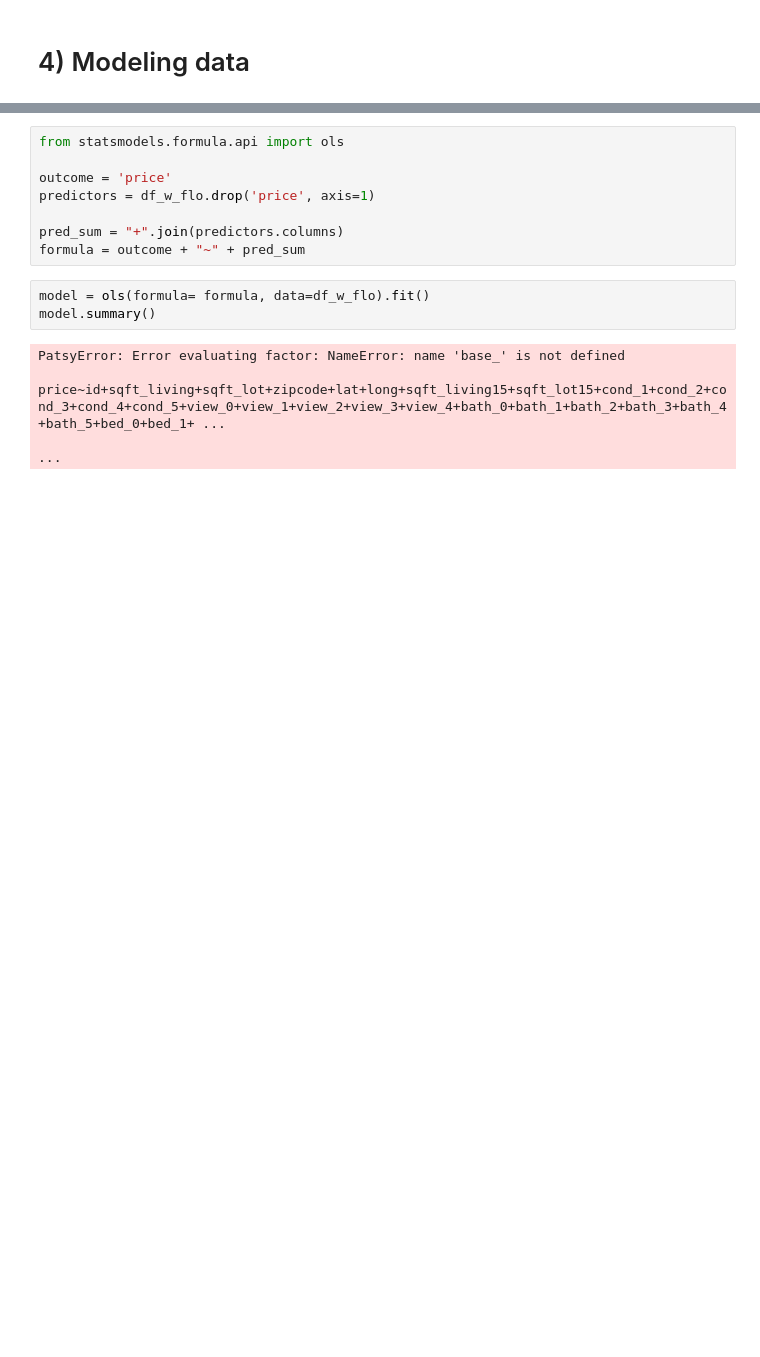
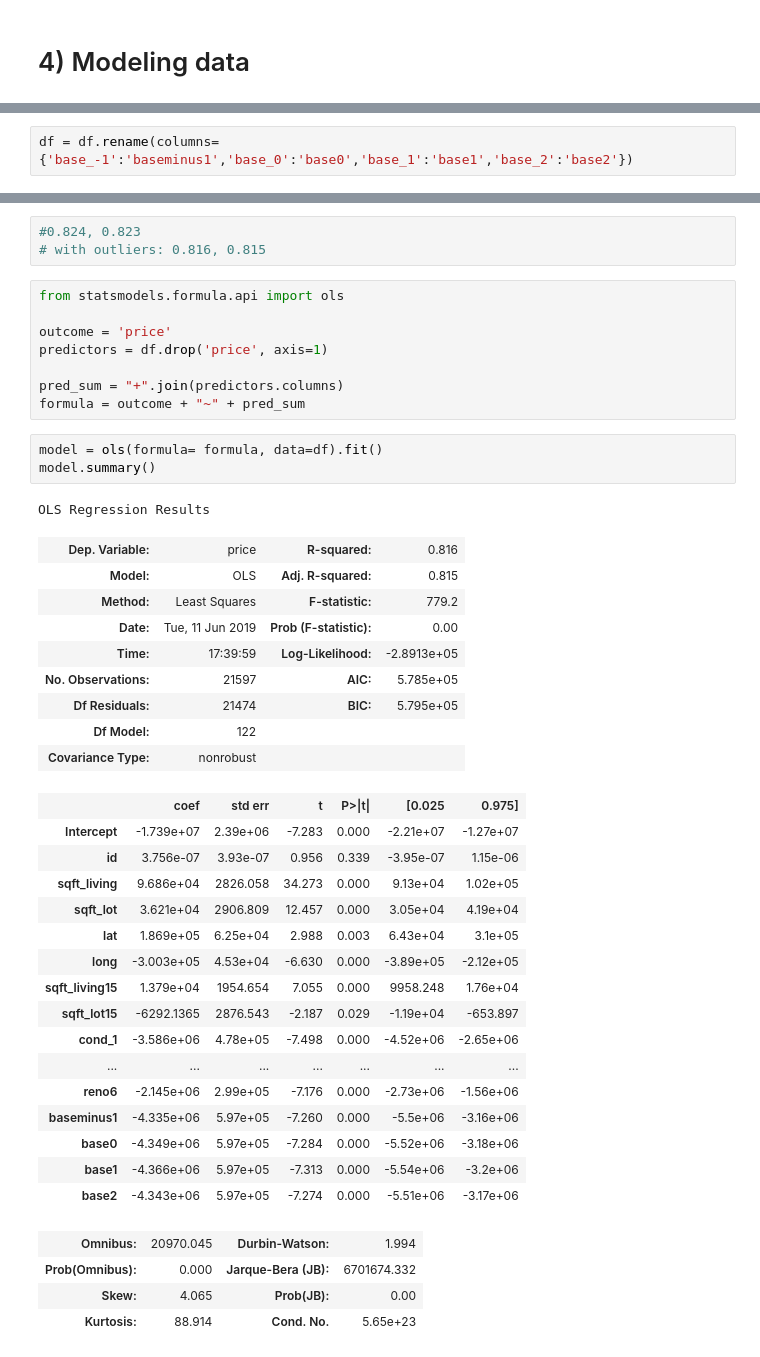
Before and after one commit to nikolholicka/curriculum, a Jupyter notebook: mod1/project/dsc-1-final-project-online-ds-pt-041519/project_workbook.ipynb, the cells around one changed output, grey strips where cells are left out. Drawn from its saved outputs; the diff is of its cells as text; blank space fills up the shorter version.

```diff
--- a/mod1/project/dsc-1-final-project-online-ds-pt-041519/project_workbook.ipynb
+++ b/mod1/project/dsc-1-final-project-online-ds-pt-041519/project_workbook.ipynb
@@ -661,0 +558,2 @@ memory usage: 3.3+ MB
+# %%
+df = df.rename(columns={'base_-1':'baseminus1','base_0':'base0','base_1':'base1','base_2':'base2'})
@@ -662,15 +573,45 @@ memory usage: 3.3+ MB
+# %%
+#0.824, 0.823
+# with outliers: 0.816, 0.815
 # %%
 from statsmodels.formula.api import ols
 
 outcome = 'price'
-predictors = df_w_flo.drop('price', axis=1)
+predictors = df.drop('price', axis=1)
 
 pred_sum = "+".join(predictors.columns)
 formula = outcome + "~" + pred_sum
 # %%
-model = ols(formula= formula, data=df_w_flo).fit()
+model = ols(formula= formula, data=df).fit()
 model.summary()
 # %% [output]
-PatsyError: Error evaluating factor: NameError: name 'base_' is not defined
-    price~id+sqft_living+sqft_lot+zipcode+lat+long+sqft_living15+sqft_lot15+cond_1+cond_2+cond_3+cond_4+cond_5+view_0+view_1+view_2+view_3+view_4+bath_0+bath_1+bath_2+bath_3+bath_4+bath_5+bed_0+bed_1+ ...
-                                                                                                                                                                                                         ...
+OLS Regression Results
+| Dep. Variable: | price | R-squared: | 0.816 |
+| Model: | OLS | Adj. R-squared: | 0.815 |
+| Method: | Least Squares | F-statistic: | 779.2 |
+| Date: | Tue, 11 Jun 2019 | Prob (F-statistic): | 0.00 |
+| Time: | 17:39:59 | Log-Likelihood: | -2.8913e+05 |
+| No. Observations: | 21597 | AIC: | 5.785e+05 |
+| Df Residuals: | 21474 | BIC: | 5.795e+05 |
+| Df Model: | 122 |  |  |
+| Covariance Type: | nonrobust |  |  |
+|  | coef | std err | t | P>|t| | [0.025 | 0.975] |
+| Intercept | -1.739e+07 | 2.39e+06 | -7.283 | 0.000 | -2.21e+07 | -1.27e+07 |
+| id | 3.756e-07 | 3.93e-07 | 0.956 | 0.339 | -3.95e-07 | 1.15e-06 |
+| sqft_living | 9.686e+04 | 2826.058 | 34.273 | 0.000 | 9.13e+04 | 1.02e+05 |
+| sqft_lot | 3.621e+04 | 2906.809 | 12.457 | 0.000 | 3.05e+04 | 4.19e+04 |
+| lat | 1.869e+05 | 6.25e+04 | 2.988 | 0.003 | 6.43e+04 | 3.1e+05 |
+| long | -3.003e+05 | 4.53e+04 | -6.630 | 0.000 | -3.89e+05 | -2.12e+05 |
+| sqft_living15 | 1.379e+04 | 1954.654 | 7.055 | 0.000 | 9958.248 | 1.76e+04 |
+| sqft_lot15 | -6292.1365 | 2876.543 | -2.187 | 0.029 | -1.19e+04 | -653.897 |
+| cond_1 | -3.586e+06 | 4.78e+05 | -7.498 | 0.000 | -4.52e+06 | -2.65e+06 |
+| ... | ... | ... | ... | ... | ... | ... |
+| reno6 | -2.145e+06 | 2.99e+05 | -7.176 | 0.000 | -2.73e+06 | -1.56e+06 |
+| baseminus1 | -4.335e+06 | 5.97e+05 | -7.260 | 0.000 | -5.5e+06 | -3.16e+06 |
+| base0 | -4.349e+06 | 5.97e+05 | -7.284 | 0.000 | -5.52e+06 | -3.18e+06 |
+| base1 | -4.366e+06 | 5.97e+05 | -7.313 | 0.000 | -5.54e+06 | -3.2e+06 |
+| base2 | -4.343e+06 | 5.97e+05 | -7.274 | 0.000 | -5.51e+06 | -3.17e+06 |
+| Omnibus: | 20970.045 | Durbin-Watson: | 1.994 |
+| Prob(Omnibus): | 0.000 | Jarque-Bera (JB): | 6701674.332 |
+| Skew: | 4.065 | Prob(JB): | 0.00 |
+| Kurtosis: | 88.914 | Cond. No. | 5.65e+23 |
```
Also changed, not shown: parts of 49 cells of this notebook.
